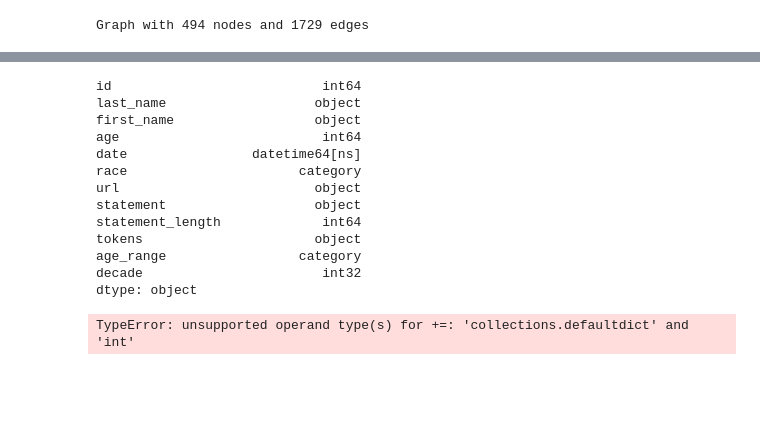
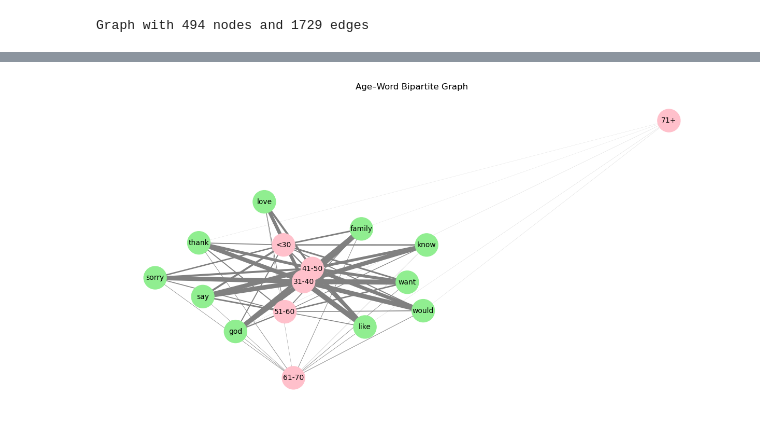
Before and after one commit to stephbc/DATA620_Summer2025, a Jupyter notebook: final.ipynb, the cells around one changed output, grey strips where cells are left out. Cells and saved outputs as stored; diff of their text form; code cells hidden in the pictures; blank space fills up the shorter version.

```diff
--- a/final.ipynb
+++ b/final.ipynb
@@ -374,62 +437,46 @@ plt.show()
 # %%
-wc_age = defaultdict(lambda: defaultdict(int))
-
-print(dr_df.dtypes)
+wc_age = defaultdict(int)
 
 for node_A, node_B in B.edges():
-    # if person <-> word format
     if B.nodes[node_A]["node_type"] == "person":
         age_range = B.nodes[node_A]["age_range"]
         word = node_B
-    # if word <-> person format
     else:
         age_range = B.nodes[node_B]["age_range"]
         word = node_A
     wc_age[(age_range, word)] += 1
 
 CWA = nx.Graph()
 
-# Add category nodes
-categories = set(cat for (cat, word) in wc_age)
-for category in categories:
-    CWA.add_node(category, node_type="category", bipartite=0)
+ranges = set(age for (age, word) in wc_age)
+for age_range in ranges:
+    CWA.add_node(age_range, node_type="age_range", bipartite=0)
 
-# Add word nodes
-words = set(word for (cat, word) in wc_age)
+words = set(word for (age, word) in wc_age)
 for word in words:
     CWA.add_node(word, node_type="word", bipartite=1)
 
-# Add edges with weights
-for (category, word), count in wc_age.items():
-    CWA.add_edge(category, word, weight=count)
+for (age_range, word), count in wc_age.items():
+    total = dict(top_words)[word]
+    CWA.add_edge(age_range, word, weight=count/total)
 
+edge_weights = [CWA[u][v]["weight"] for u, v in CWA.edges()]
+scaled_widths = [w * 25 for w in edge_weights]
+
+plt.figure(figsize=(12, 6))
 pos = nx.spring_layout(CWA, seed=101)
-
-# Color nodes by type
-node_colors = ["lightblue" if CWA.nodes[n]["node_type"] == "category" else "lightgreen" for n in CWA.nodes]
+node_colors = ["pink" if CWA.nodes[n]["node_type"] == "age_range" else "lightgreen" for n in CWA.nodes]
 
 nx.draw(
     CWA, pos,
     with_labels=True,
     node_color=node_colors,
     node_size=1000,
     font_size=10,
-    edge_color="gray"
+    edge_color="gray",
+    width=scaled_widths,
 )
 plt.title("Age–Word Bipartite Graph")
 plt.show()
 # %% [output]
-id                           int64
-last_name                   object
-first_name                  object
-age                          int64
-date                datetime64[ns]
-race                      category
-url                         object
-statement                   object
-statement_length             int64
-tokens                      object
-age_range                 category
-decade                       int32
-dtype: object
-TypeError: unsupported operand type(s) for +=: 'collections.defaultdict' and 'int'
+[figure, added]
```
Also changed, not shown: parts of 29 cells of this notebook.
